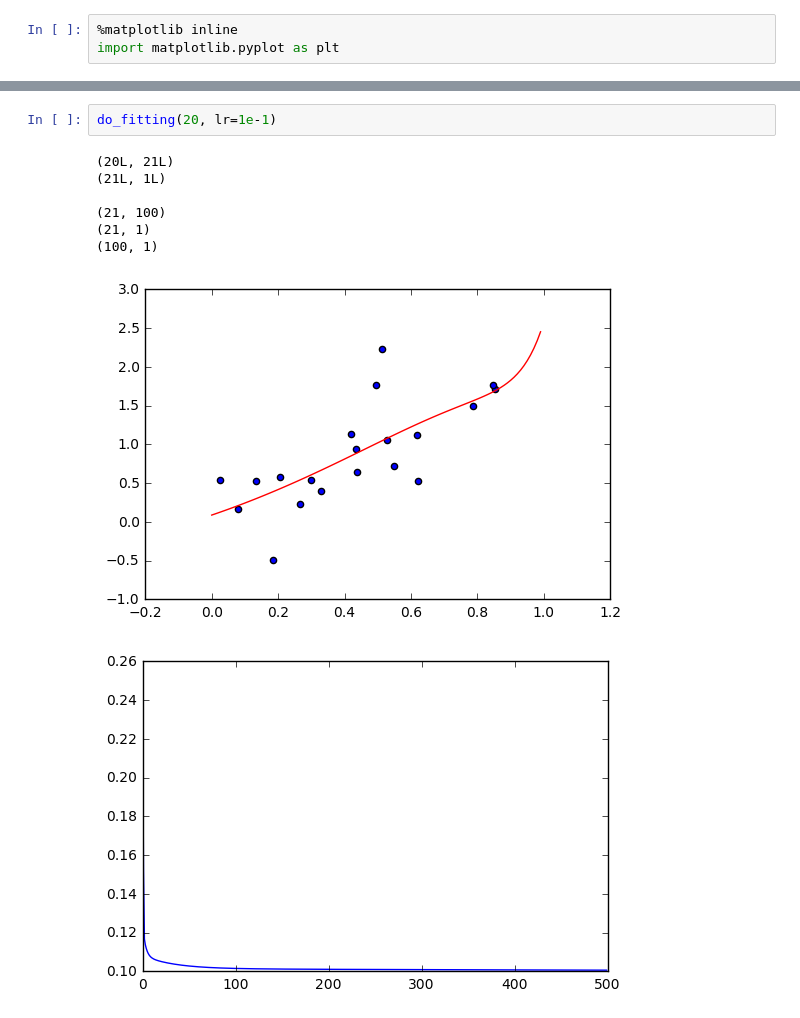
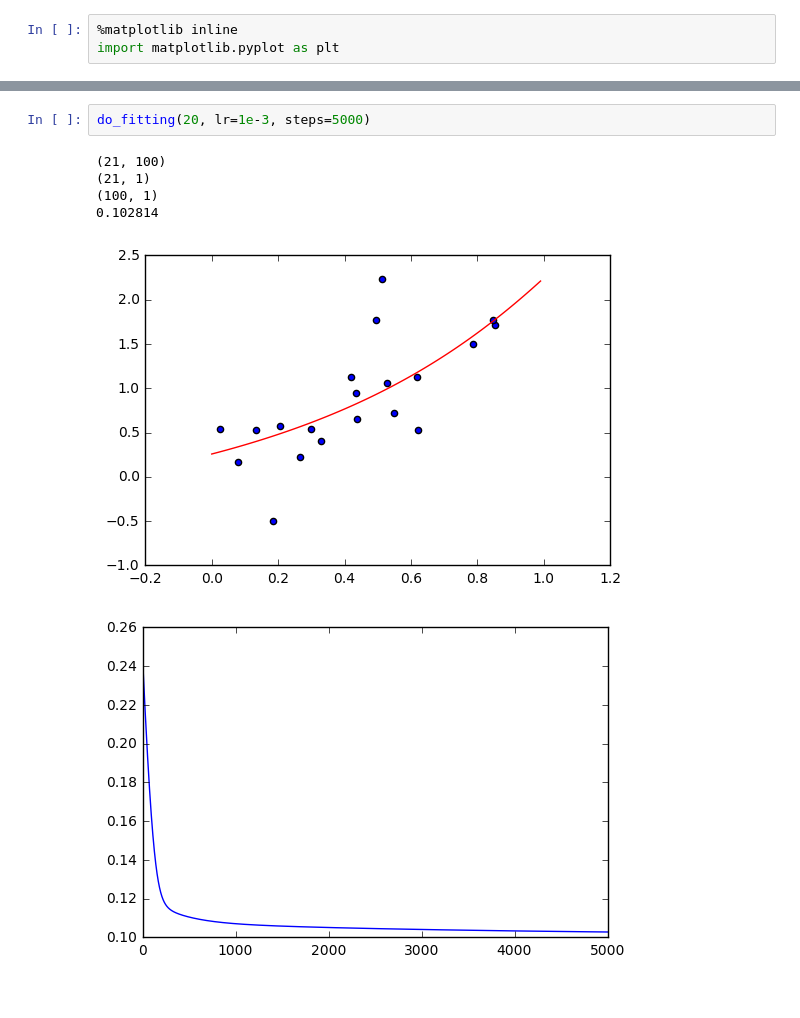
Before and after one commit to gpascualg/AutoDiff, a Jupyter notebook: AutoDiff.ipynb, the cells around one changed output, grey strips where cells are left out. Drawn from its saved outputs; the diff is of its cells as text.

```diff
--- a/AutoDiff.ipynb
+++ b/AutoDiff.ipynb
@@ -106,13 +97,11 @@ do_fitting(3, lr=1e-1, steps=5000)
 [figure]
 [figure]
 # %%
-do_fitting(20, lr=1e-1)
+do_fitting(20, lr=1e-3, steps=5000)
 # %% [output]
-(20L, 21L)
-(21L, 1L)
-
 (21, 100)
 (21, 1)
 (100, 1)
+0.102814
-[figure, old version]
+[figure, new version]
-[figure, old version]
+[figure, new version]
```
Also changed, not shown: parts of 5 cells of this notebook, 9 other files.
